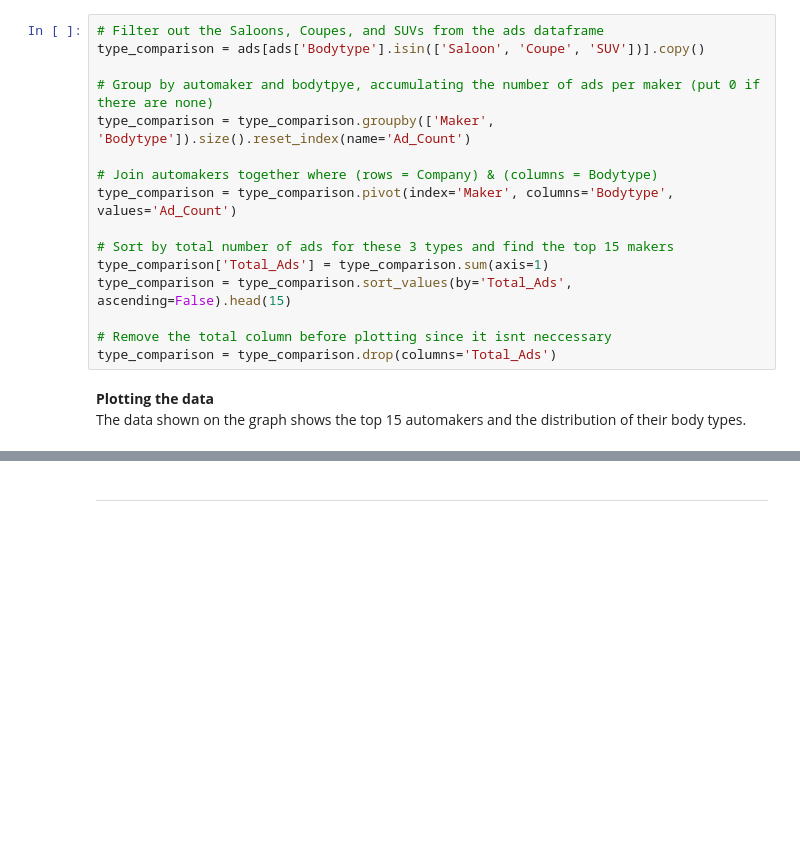
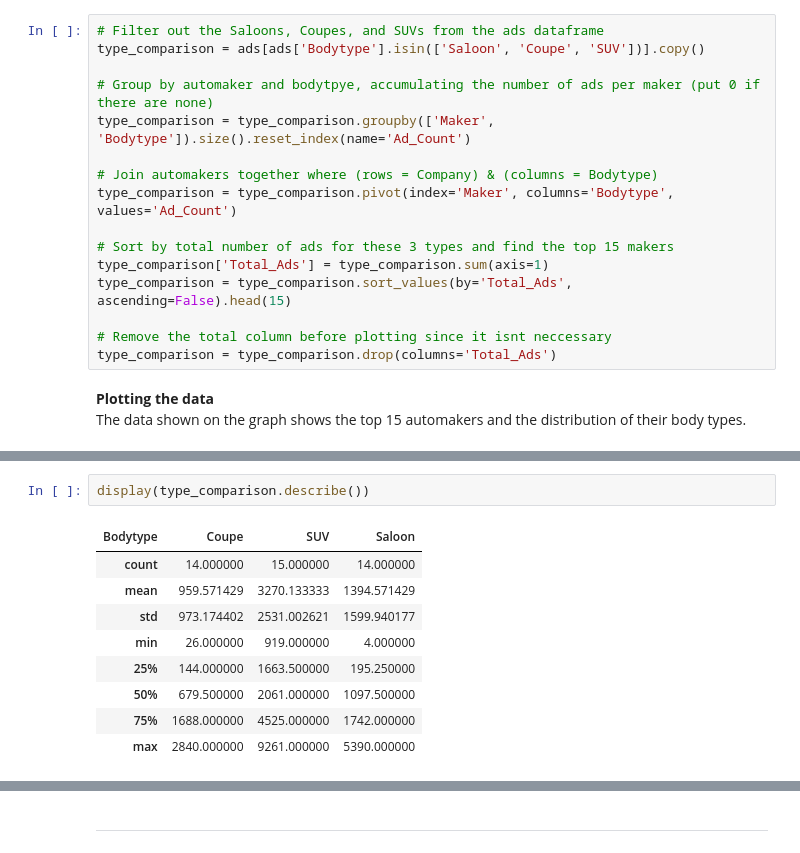
Before and after one commit to DeoBlizz/CMSC320_Final, a Jupyter notebook: checkpoint2.ipynb, the cells around one changed output, grey strips where cells are left out. Cells and saved outputs as stored; diff of their text form; blank space fills up the shorter version.

```diff
--- a/checkpoint2.ipynb
+++ b/checkpoint2.ipynb
@@ -279,0 +344,12 @@ plt.show()
+# %%
+display(type_comparison.describe())
+# %% [output]
+| Bodytype | Coupe | SUV | Saloon |
+| count | 14.000000 | 15.000000 | 14.000000 |
+| mean | 959.571429 | 3270.133333 | 1394.571429 |
+| std | 973.174402 | 2531.002621 | 1599.940177 |
+| min | 26.000000 | 919.000000 | 4.000000 |
+| 25% | 144.000000 | 1663.500000 | 195.250000 |
+| 50% | 679.500000 | 2061.000000 | 1097.500000 |
+| 75% | 1688.000000 | 4525.000000 | 1742.000000 |
+| max | 2840.000000 | 9261.000000 | 5390.000000 |
```
Also changed, not shown: parts of 12 cells of this notebook.
